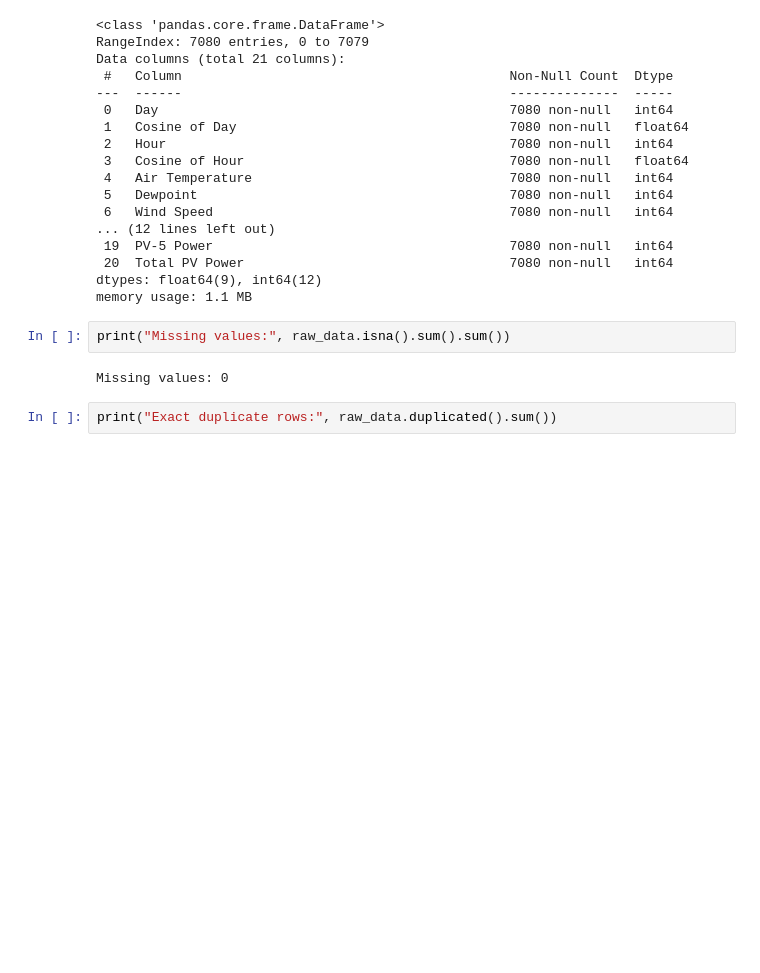
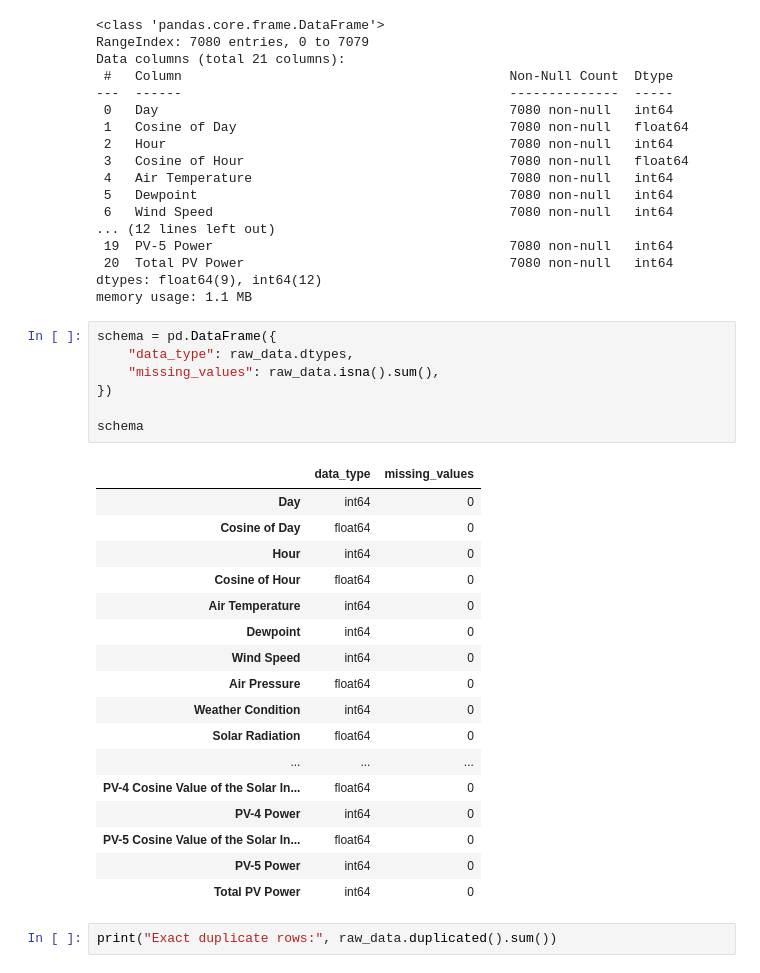
Before and after one commit to SepehrShakibi/applied-ml-dl-for-photovoltaics-with-python, a Jupyter notebook: 03_data_preprocessing/03_02_data_preparation_workflow_pv_time_series.ipynb, the cells around one changed output. Cells and saved outputs as stored; diff of their text form; blank space fills up the shorter version.

```diff
--- a/03_data_preprocessing/03_02_data_preparation_workflow_pv_time_series.ipynb
+++ b/03_data_preprocessing/03_02_data_preparation_workflow_pv_time_series.ipynb
@@ -137,10 +127,31 @@ Data columns (total 21 columns):
  20  Total PV Power                                  7080 non-null   int64
 dtypes: float64(9), int64(12)
 memory usage: 1.1 MB
-# %%
-print("Missing values:", raw_data.isna().sum().sum())
-# %% [output]
-Missing values: 0
+# %%
+schema = pd.DataFrame({
+    "data_type": raw_data.dtypes,
+    "missing_values": raw_data.isna().sum(),
+})
+
+schema
+# %% [output]
+|  | data_type | missing_values |
+| Day | int64 | 0 |
+| Cosine of Day | float64 | 0 |
+| Hour | int64 | 0 |
+| Cosine of Hour | float64 | 0 |
+| Air Temperature | int64 | 0 |
+| Dewpoint | int64 | 0 |
+| Wind Speed | int64 | 0 |
+| Air Pressure | float64 | 0 |
+| Weather Condition | int64 | 0 |
+| Solar Radiation | float64 | 0 |
+| ... | ... | ... |
+| PV-4 Cosine Value of the Solar In... | float64 | 0 |
+| PV-4 Power | int64 | 0 |
+| PV-5 Cosine Value of the Solar In... | float64 | 0 |
+| PV-5 Power | int64 | 0 |
+| Total PV Power | int64 | 0 |
 # %%
 print("Exact duplicate rows:", raw_data.duplicated().sum())
 # %% [output]
```
Also changed, not shown: parts of 53 cells of this notebook, 4 other files.
